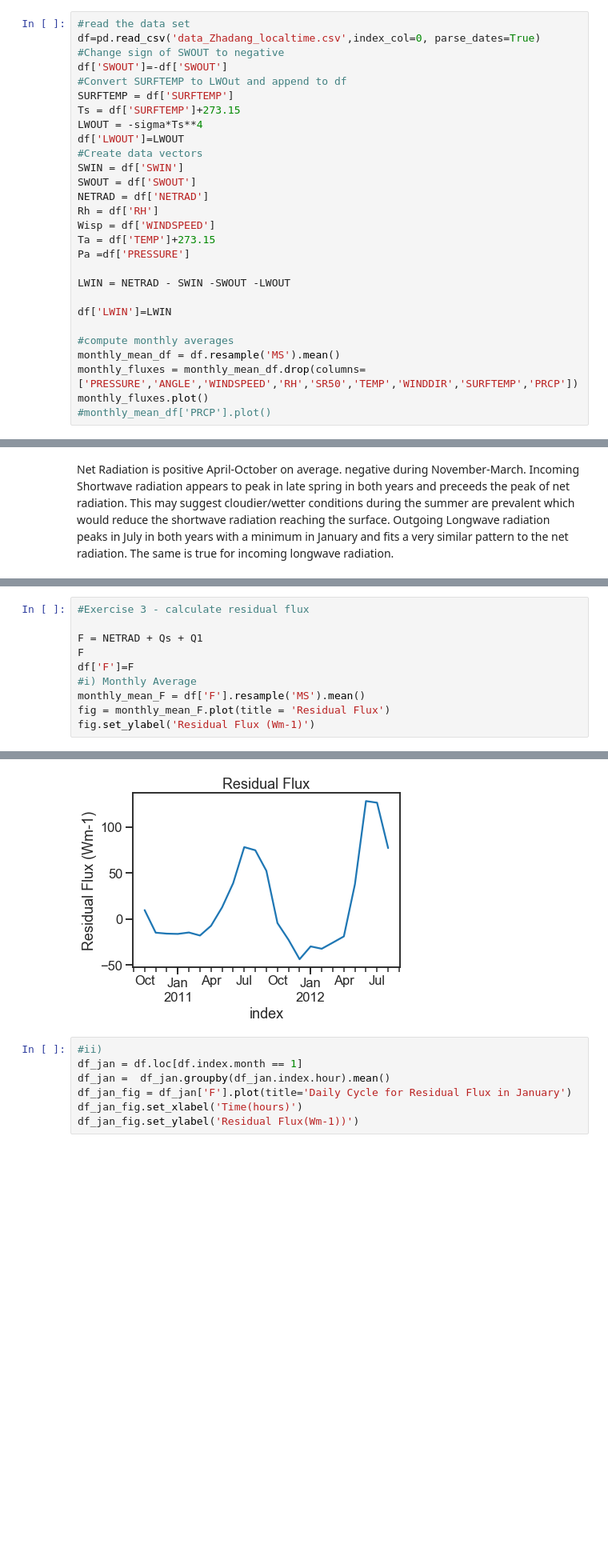
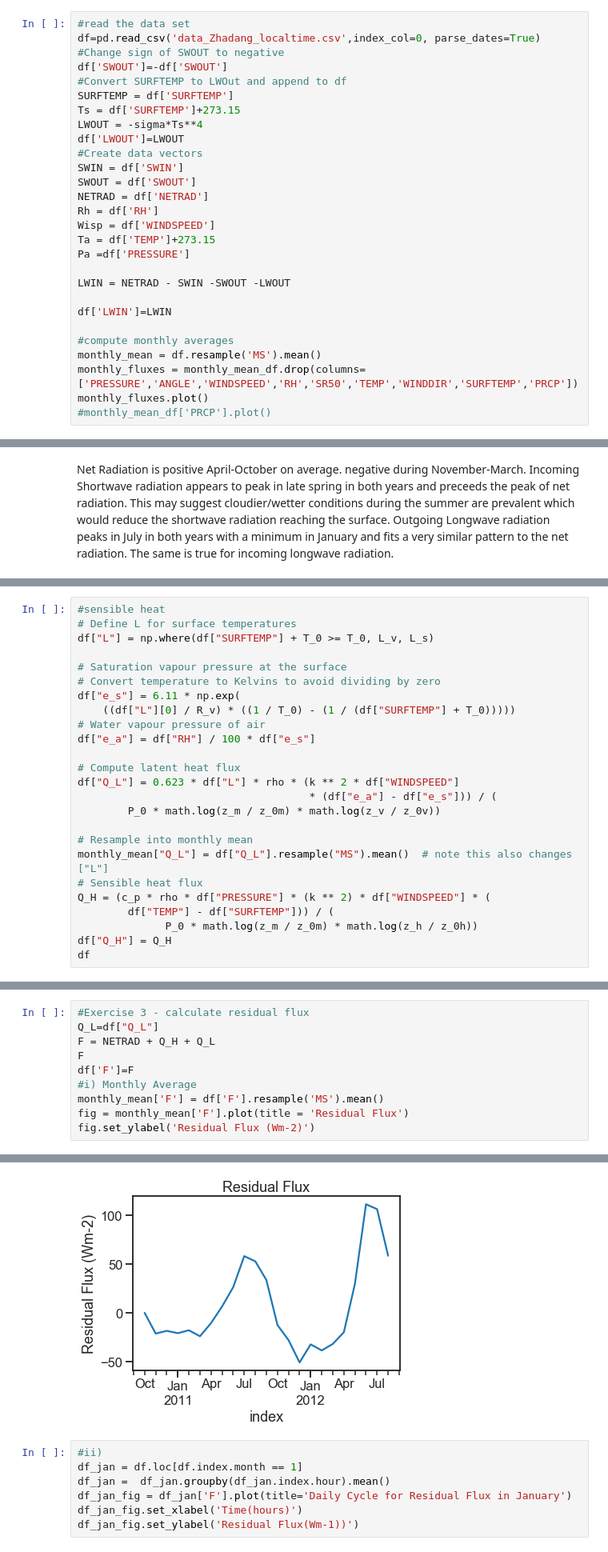
Before and after one commit to calumwinter/Cryo, a Jupyter notebook: Cryosphere_Group_Project.ipynb, the cells around one changed output, grey strips where cells are left out. Shown at 80% size. Drawn from its saved outputs; the diff is of its cells as text; blank space fills up the shorter version.

```diff
--- a/Cryosphere_Group_Project.ipynb
+++ b/Cryosphere_Group_Project.ipynb
@@ -54,7 +53,7 @@ LWIN = NETRAD - SWIN -SWOUT -LWOUT
 df['LWIN']=LWIN
 
 #compute monthly averages
-monthly_mean_df = df.resample('MS').mean()
+monthly_mean = df.resample('MS').mean()
 monthly_fluxes = monthly_mean_df.drop(columns=['PRESSURE','ANGLE','WINDSPEED','RH','SR50','TEMP','WINDDIR','SURFTEMP','PRCP'])
 monthly_fluxes.plot()
 #monthly_mean_df['PRCP'].plot()
@@ -93,0 +65,25 @@ Q1 = 0.623*Ls*rho_0/P0*k**2*Wisp*(ea-Es)/(np.log(Zm/Z0_m)*np.log(Zl/Z0_l));
+# %%
+#sensible heat
+# Define L for surface temperatures
+df["L"] = np.where(df["SURFTEMP"] + T_0 >= T_0, L_v, L_s)
+
+# Saturation vapour pressure at the surface
+# Convert temperature to Kelvins to avoid dividing by zero
+df["e_s"] = 6.11 * np.exp(
+    ((df["L"][0] / R_v) * ((1 / T_0) - (1 / (df["SURFTEMP"] + T_0)))))
+# Water vapour pressure of air
+df["e_a"] = df["RH"] / 100 * df["e_s"]
+
+# Compute latent heat flux
+df["Q_L"] = 0.623 * df["L"] * rho * (k ** 2 * df["WINDSPEED"]
+                                     * (df["e_a"] - df["e_s"])) / (
+        P_0 * math.log(z_m / z_0m) * math.log(z_v / z_0v))
+
+# Resample into monthly mean
+monthly_mean["Q_L"] = df["Q_L"].resample("MS").mean()  # note this also changes ["L"]
+# Sensible heat flux
+Q_H = (c_p * rho * df["PRESSURE"] * (k ** 2) * df["WINDSPEED"] * (
+        df["TEMP"] - df["SURFTEMP"])) / (
+              P_0 * math.log(z_m / z_0m) * math.log(z_h / z_0h))
+df["Q_H"] = Q_H
+df
@@ -94,11 +110,11 @@ Q1 = 0.623*Ls*rho_0/P0*k**2*Wisp*(ea-Es)/(np.log(Zm/Z0_m)*np.log(Zl/Z0_l));
 # %%
 #Exercise 3 - calculate residual flux
-
-F = NETRAD + Qs + Q1
+Q_L=df["Q_L"]
+F = NETRAD + Q_H + Q_L
 F
 df['F']=F
 #i) Monthly Average
-monthly_mean_F = df['F'].resample('MS').mean()
-fig = monthly_mean_F.plot(title = 'Residual Flux')
-fig.set_ylabel('Residual Flux (Wm-1)')
+monthly_mean['F'] = df['F'].resample('MS').mean()
+fig = monthly_mean['F'].plot(title = 'Residual Flux')
+fig.set_ylabel('Residual Flux (Wm-2)')
 # %% [output]
@@ -106,4 +122,4 @@ Text(0, 0.5, 'Residual Flux (Wm-1)')
-[figure, old version]
+[figure, new version]
 # %%
 #ii)
 df_jan = df.loc[df.index.month == 1]
```
Also changed, not shown: parts of 6 cells of this notebook.
